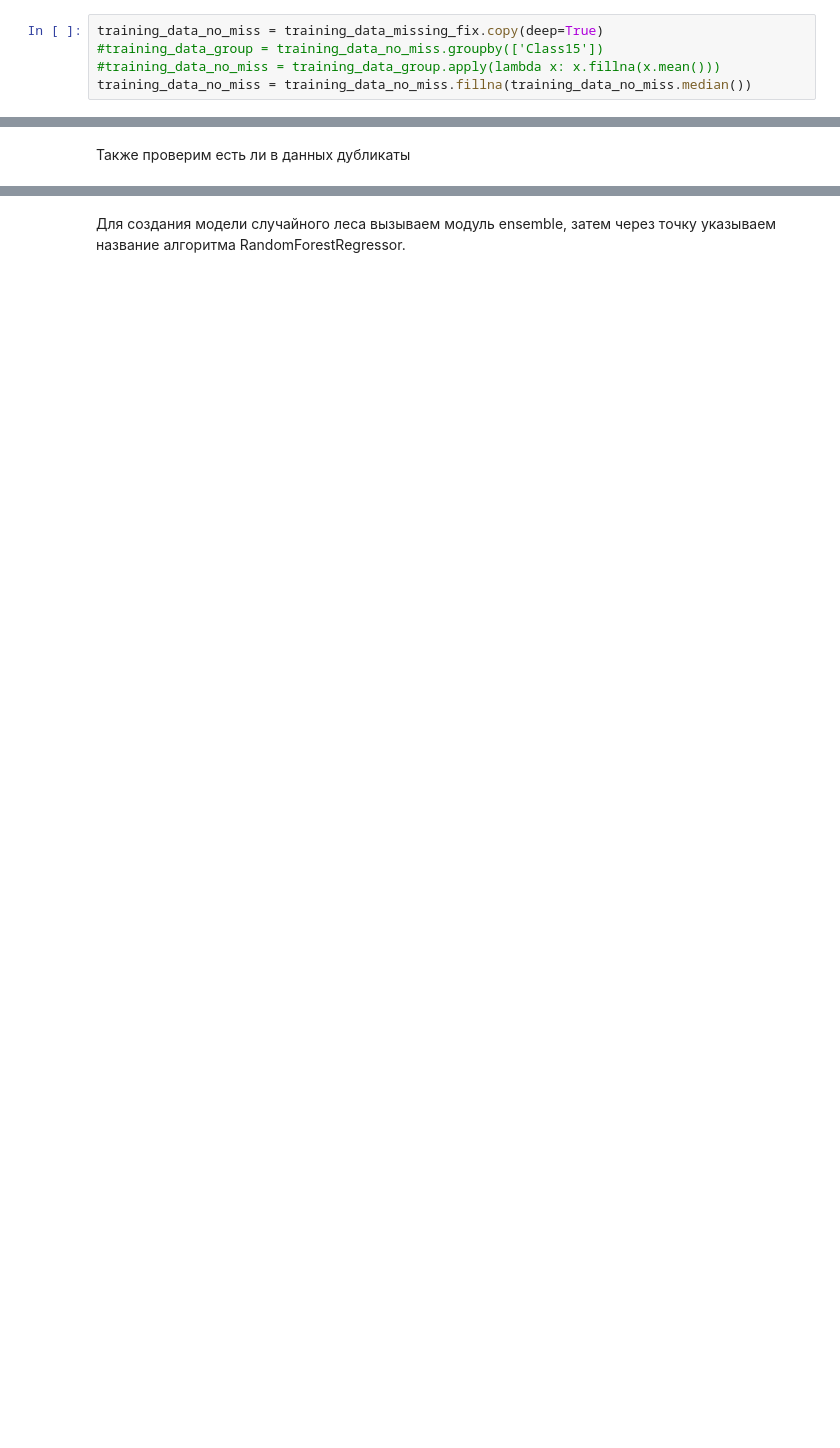
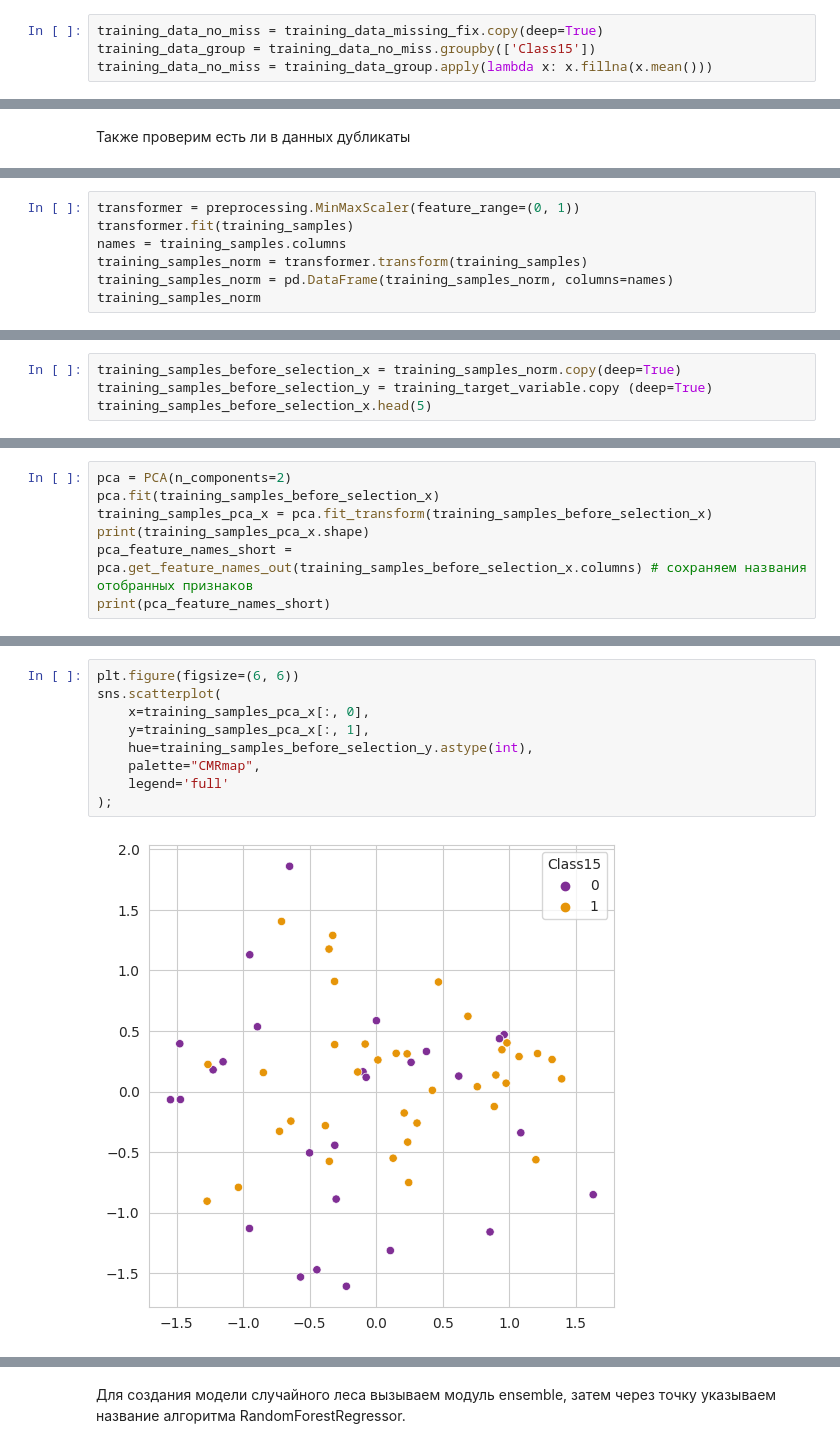
Before and after one commit to AlexBaunti/Prediction_AI, a Jupyter notebook: DecisionTreesMethod.ipynb, the cells around one changed output, grey strips where cells are left out. Saved outputs shown, nothing was run; the diff lists cells and outputs as text; blank space fills up the shorter version.

```diff
--- a/DecisionTreesMethod.ipynb
+++ b/DecisionTreesMethod.ipynb
@@ -295,9 +303,8 @@ training_data_missing_fix.shape
 Сгруппируем данные по значениям класса.
 # %%
 training_data_no_miss = training_data_missing_fix.copy(deep=True)
-#training_data_group = training_data_no_miss.groupby(['Class15'])
-#training_data_no_miss = training_data_group.apply(lambda x: x.fillna(x.mean()))
-training_data_no_miss = training_data_no_miss.fillna(training_data_no_miss.median())
+training_data_group = training_data_no_miss.groupby(['Class15'])
+training_data_no_miss = training_data_group.apply(lambda x: x.fillna(x.mean()))
 # %% [markdown]
 Построим гистограмму по признаку ГамГТ, так как в нём примерно половина пропусков.
 # %%
@@ -417,0 +443,7 @@ duplicateRows
+# %%
+transformer = preprocessing.MinMaxScaler(feature_range=(0, 1))
+transformer.fit(training_samples)
+names = training_samples.columns
+training_samples_norm = transformer.transform(training_samples)
+training_samples_norm = pd.DataFrame(training_samples_norm, columns=names)
+training_samples_norm
@@ -417,0 +470,4 @@ duplicateRows
+# %%
+training_samples_before_selection_x = training_samples_norm.copy(deep=True)
+training_samples_before_selection_y = training_target_variable.copy (deep=True)
+training_samples_before_selection_x.head(5)
@@ -417,0 +563,7 @@ duplicateRows
+# %%
+pca = PCA(n_components=2)
+pca.fit(training_samples_before_selection_x)
+training_samples_pca_x = pca.fit_transform(training_samples_before_selection_x)
+print(training_samples_pca_x.shape)
+pca_feature_names_short = pca.get_feature_names_out(training_samples_before_selection_x.columns) # сохраняем названия отобранных признаков
+print(pca_feature_names_short)
@@ -417,0 +575,11 @@ duplicateRows
+# %%
+plt.figure(figsize=(6, 6))
+sns.scatterplot(
+    x=training_samples_pca_x[:, 0],
+    y=training_samples_pca_x[:, 1],
+    hue=training_samples_before_selection_y.astype(int),
+    palette="CMRmap",
+    legend='full'
+);
+# %% [output]
+[figure, added]
```
Also changed, not shown: parts of 48 cells of this notebook.
